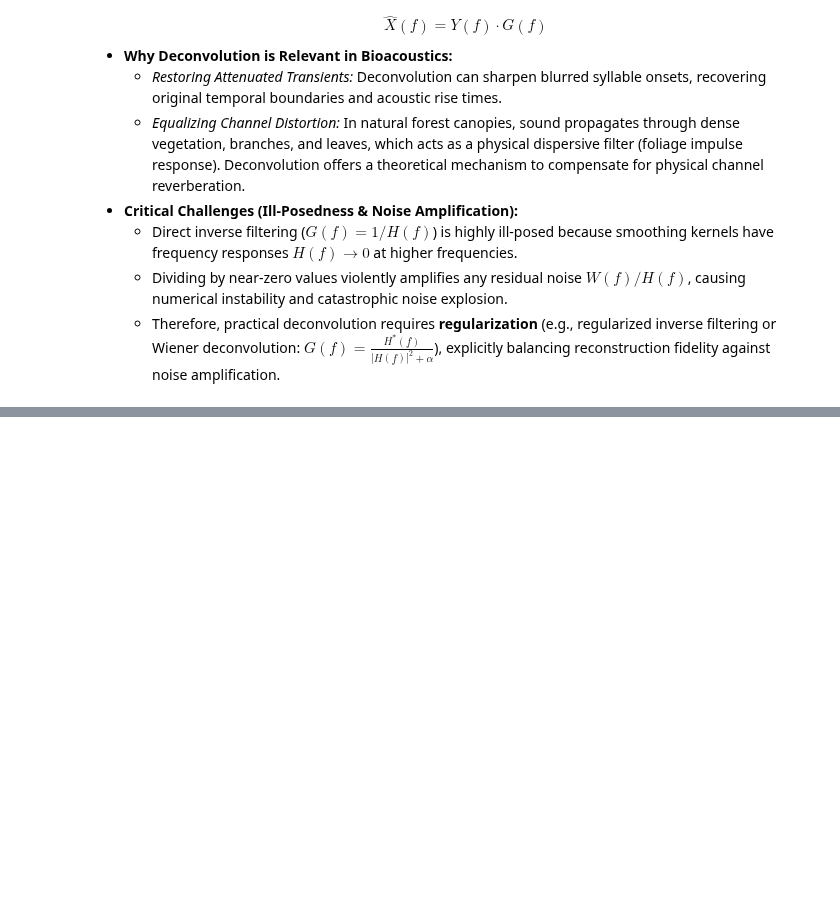
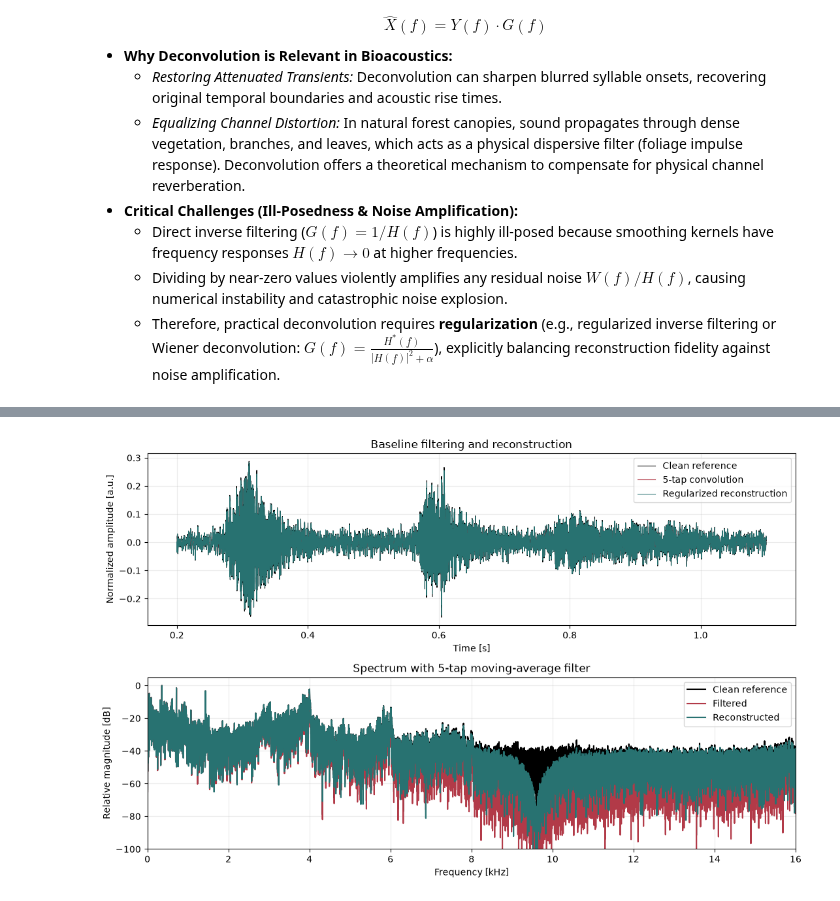
Before and after one commit to NotSchebs/gbsv_challenge, a Jupyter notebook: gbsv_mc1/03_convolution.ipynb, the cells around one changed output, grey strips where cells are left out. Saved outputs shown, nothing was run; the diff lists cells and outputs as text; code cells hidden in the pictures; blank space fills up the shorter version.

```diff
--- a/gbsv_mc1/03_convolution.ipynb
+++ b/gbsv_mc1/03_convolution.ipynb
@@ -4,6 +4,20 @@
 **Student Name:** Sébastien Bagdasarianz
 **Country:** Colombia
 **Semester term:** HS26
+# %%
+from pathlib import Path
+
+_WORKSPACE_ROOT = next(
+    (
+        parent
+        for parent in (Path.cwd(), *Path.cwd().parents)
+        if (parent / "gbsv_mc1" / "data").is_dir()
+    ),
+    None,
+)
+if _WORKSPACE_ROOT is None:
+    raise FileNotFoundError("Could not locate gbsv_mc1/data from the current directory")
+DATA_DIR = _WORKSPACE_ROOT / "gbsv_mc1" / "data"
 # %% [markdown]
 ## Day 11 – Data & Domain
 # %% [markdown]
@@ -143,0 +184,85 @@ Playable Audio - Representative 2.0s Bioacoustic Vocalization:
+# %%
+from pathlib import Path
+
+import matplotlib.pyplot as plt
+import numpy as np
+import soundfile as sf
+from scipy.fft import irfft, rfft, rfftfreq
+
+
+data_dir = DATA_DIR
+clean_signal, sample_rate = sf.read(data_dir / "call_template_2s_48khz.wav")
+if clean_signal.ndim == 2:
+    clean_signal = clean_signal.mean(axis=1)
+
+kernel_length = 5
+regularization = 0.01
+input_snr_db = 40
+kernel = np.ones(kernel_length) / kernel_length
+radius = kernel_length // 2
+
+
+def manual_circular_convolution(values, weights):
+    filtered = np.zeros_like(values)
+    kernel_radius = len(weights) // 2
+    for index, weight in enumerate(weights):
+        filtered += weight * np.roll(values, index - kernel_radius)
+    return filtered
+
+
+filtered_signal = manual_circular_convolution(clean_signal, kernel)
+impulse_response = np.zeros(len(clean_signal))
+for index, weight in enumerate(kernel):
+    impulse_response[(index - radius) % len(clean_signal)] += weight
+frequency_response = rfft(impulse_response)
+
+rng = np.random.default_rng(2026)
+signal_rms = np.sqrt(np.mean(clean_signal**2))
+noise_rms = signal_rms / (10 ** (input_snr_db / 20))
+observed_signal = filtered_signal + rng.normal(0, noise_rms, len(clean_signal))
+observed_spectrum = rfft(observed_signal)
+restored_signal = irfft(
+    observed_spectrum * np.conj(frequency_response)
+    / (np.abs(frequency_response) ** 2 + regularization),
+    n=len(clean_signal),
+)
+
+sample_times = np.arange(len(clean_signal)) / sample_rate
+frequencies = rfftfreq(len(clean_signal), d=1 / sample_rate)
+clean_spectrum = np.abs(rfft(clean_signal))
+filtered_spectrum = np.abs(rfft(filtered_signal))
+restored_spectrum = np.abs(rfft(restored_signal))
+
+fig, axes = plt.subplots(2, 1, figsize=(11, 7))
+focus = (sample_times >= 0.20) & (sample_times <= 1.10)
+axes[0].plot(sample_times[focus], clean_signal[focus], color="black", linewidth=0.8, label="Clean reference")
+axes[0].plot(sample_times[focus], filtered_signal[focus], color="#b23a48", linewidth=0.8, label="5-tap convolution")
+axes[0].plot(sample_times[focus], restored_signal[focus], color="#287271", linewidth=0.8, label="Regularized reconstruction")
+axes[0].set_xlabel("Time [s]")
+axes[0].set_ylabel("Normalized amplitude [a.u.]")
+axes[0].set_title("Baseline filtering and reconstruction")
+axes[0].grid(alpha=0.25)
+axes[0].legend()
+
+normalizer = max(clean_spectrum.max(), 1e-12)
+for spectrum, label, color in [
+    (clean_spectrum, "Clean reference", "black"),
+    (filtered_spectrum, "Filtered", "#b23a48"),
+    (restored_spectrum, "Reconstructed", "#287271"),
+]:
+    axes[1].plot(frequencies / 1000, 20 * np.log10(spectrum / normalizer + 1e-12), label=label, color=color)
+axes[1].set_xlim(0, 16)
+axes[1].set_ylim(-100, 5)
+axes[1].set_xlabel("Frequency [kHz]")
+axes[1].set_ylabel("Relative magnitude [dB]")
+axes[1].set_title("Spectrum with 5-tap moving-average filter")
+axes[1].grid(alpha=0.25)
+axes[1].legend()
+plt.tight_layout()
+plt.show()
+
+print(f"Baseline: {kernel_length}-tap boxcar, alpha={regularization:g}, input SNR={input_snr_db} dB")
+print(f"Filtered RMSE: {np.sqrt(np.mean((clean_signal - filtered_signal)**2)):.6f} a.u.")
+print(f"Reconstructed RMSE: {np.sqrt(np.mean((clean_signal - restored_signal)**2)):.6f} a.u.")
+# %% [output]
+[figure, added]
```
Also changed, not shown: parts of 8 cells of this notebook, 2 other files.
